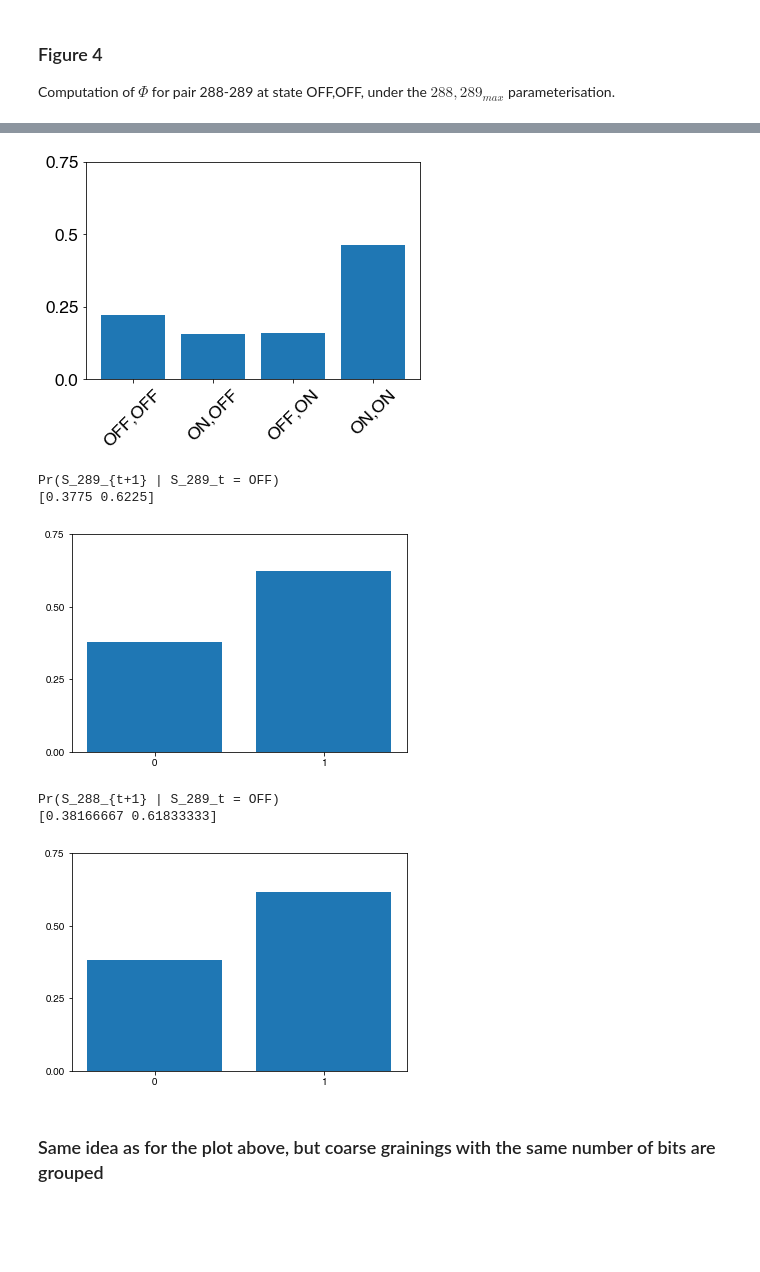
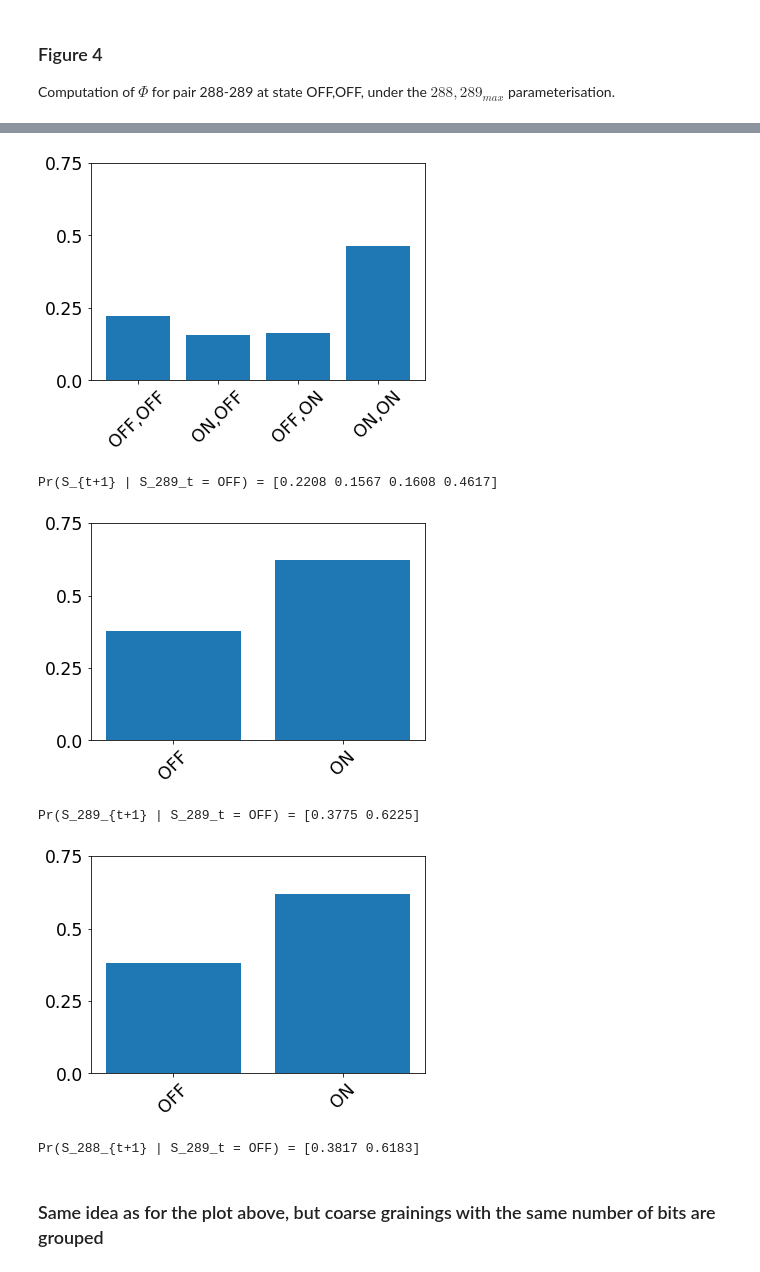
Before and after one commit to isacdaavid/temporal_emergence, a Jupyter notebook: results_walkthrough.ipynb, the cells around one changed output, grey strips where cells are left out. Saved outputs shown, nothing was run; the diff lists cells and outputs as text; code cells hidden in the pictures; blank space fills up the shorter version.

Commit message:
deduplicate repertoire plots with a single function

```diff
--- a/results_walkthrough.ipynb
+++ b/results_walkthrough.ipynb
@@ -355,6 +355,7 @@ parameterisation.
 # %%
 from temporal_emergence import CoarseGrainer
 import matplotlib.pyplot as plt
+import numpy as np
 
 TPM_max_phi = np.loadtxt("results/macro_micros_fixed/micro_288_289_occs_200_bin_0.0178625_skip_2.csv")
 #                               OR               AND            3-STATE             IDENTITY
@@ -374,10 +375,17 @@ print(TPM_max_phi_coarse_grained)
 
 def plot_repertoire(tpm, title, given_state=[0,1], next_states=[[0],[1],[2],[3]],
                     xlabs=["OFF,OFF", "ON,OFF", "OFF,ON", "ON,ON"]):
+    # slice conditional distribution depending on S_t (row) state
     repertoire = np.sum(tpm[given_state, :], axis=0)
     repertoire = repertoire / np.sum(repertoire)
-    repertoire = np.array([repertoire[0] + repertoire[1], repertoire[2] + repertoire[3]])
 
+    # sum S_{t+1} columns according to partition
+    repertoire2 = []
+    for micros in next_states:
+        repertoire2.append(np.sum(repertoire[micros]))
+    repertoire = repertoire2
+
+    # plot
     fig, ax = plt.subplots()
     ax.bar(range(len(repertoire)), repertoire)
     yticks = np.arange(0, 1, .25)
@@ -387,42 +395,25 @@ def plot_repertoire(tpm, title, given_state=[0,1], next_states=[[0],[1],[2],[3]]
     ax.set_yticklabels(yticks, size='xx-large')
     plt.show()
 
-    print("\n" + title)
-    print(repertoire)
+    print(title + " = " + str(np.round(repertoire, 4)))
 
-print("\nPr(S_{t+1} | S_289_t = OFF)")
-repertoire = np.sum(TPM_max_phi_coarse_grained[[0,1], :], axis=0)
-repertoire = repertoire / np.sum(repertoire)
-print(repertoire)
-fig, ax = plt.subplots()
-ax.bar(range(len(repertoire)), repertoire)
-yticks = np.arange(0, 1, .25)
-plt.xticks(range(len(repertoire)))
-plt.yticks(yticks)
-ax.set_xticklabels(["OFF,OFF", "ON,OFF", "OFF,ON", "ON,ON"], size='xx-large', rotation=45)
-ax.set_yticklabels(yticks, size='xx-large')
-plt.show()
+plot_repertoire(tpm=TPM_max_phi_coarse_grained,
+                title="Pr(S_{t+1} | S_289_t = OFF)",
+                given_state=[0,1],
+                next_states=[[0],[1],[2],[3]],
+                xlabs=["OFF,OFF", "ON,OFF", "OFF,ON", "ON,ON"])
 
-print("\nPr(S_289_{t+1} | S_289_t = OFF)")
-repertoire = np.sum(TPM_max_phi_coarse_grained[[0,1], :], axis=0)
-repertoire = repertoire / np.sum(repertoire)
-repertoire = np.array([repertoire[0] + repertoire[1], repertoire[2] + repertoire[3]])
-print(repertoire)
-plt.bar(range(len(repertoire)), repertoire)
-yticks = np.arange(0, 1, .25)
-plt.yticks(yticks)
-plt.xticks(range(len(repertoire)))
-plt.show()
+plot_repertoire(tpm=TPM_max_phi_coarse_grained,
+                title="Pr(S_289_{t+1} | S_289_t = OFF)",
+                given_state=[0,1],
+                next_states=[[0,1],[2,3]],
+                xlabs=["OFF", "ON"])
 
-print("\nPr(S_288_{t+1} | S_289_t = OFF)")
-repertoire = np.sum(TPM_max_phi_coarse_grained[[0,1], :], axis=0)
-repertoire = repertoire / np.sum(repertoire)
-repertoire = np.array([repertoire[0] + repertoire[2], repertoire[1] + repertoire[3]])
-print(repertoire)
-plt.bar(range(len(repertoire)), repertoire)
-plt.yticks(np.arange(0, 1, .25))
-plt.xticks(range(len(repertoire)))
-plt.show()
+plot_repertoire(tpm=TPM_max_phi_coarse_grained,
+                title="Pr(S_288_{t+1} | S_289_t = OFF)",
+                given_state=[0,1],
+                next_states=[[0,2],[1,3]],
+                xlabs=["OFF", "ON"])
 # %% [output]
 coarse-grained states:
 
@@ -443,10 +431,9 @@ Pr(S_{t+1} | S_289_t = OFF)
-[figure, old version]
+[figure, new version]
-Pr(S_289_{t+1} | S_289_t = OFF)
-[0.3775 0.6225]
+Pr(S_{t+1} | S_289_t = OFF) = [0.2208 0.1567 0.1608 0.4617]
-[figure, old version]
+[figure, new version]
-Pr(S_288_{t+1} | S_289_t = OFF)
-[0.38166667 0.61833333]
+Pr(S_289_{t+1} | S_289_t = OFF) = [0.3775 0.6225]
-[figure, old version]
+[figure, new version]
+Pr(S_288_{t+1} | S_289_t = OFF) = [0.3817 0.6183]
 # %%
 ## NUMBER OF BITS PER STATE IN EACH COARSE GRAINING
 num_bits_per_state_neuron = [2,2,3,4] # OR, AND, 3-STATE, IDENTITY
```
Also changed, not shown: parts of 1 cell of this notebook.
